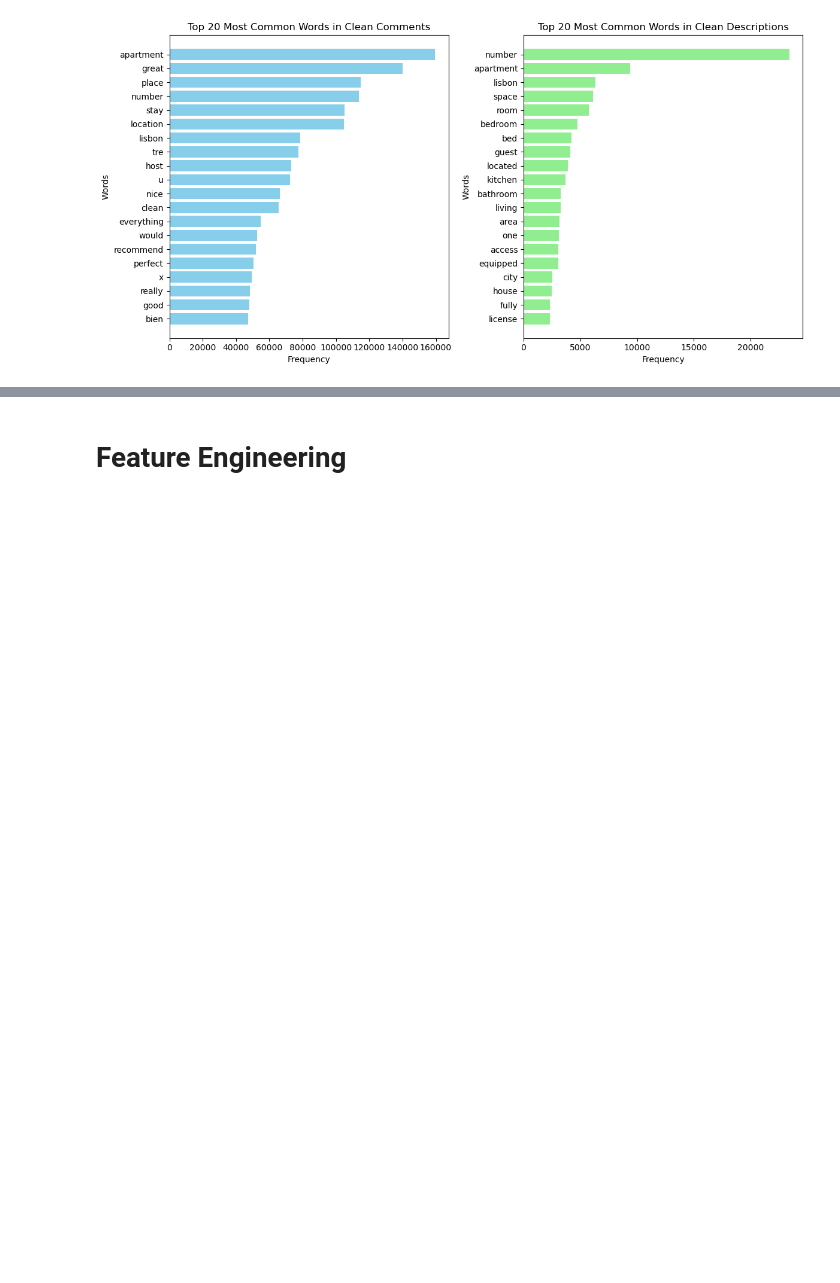
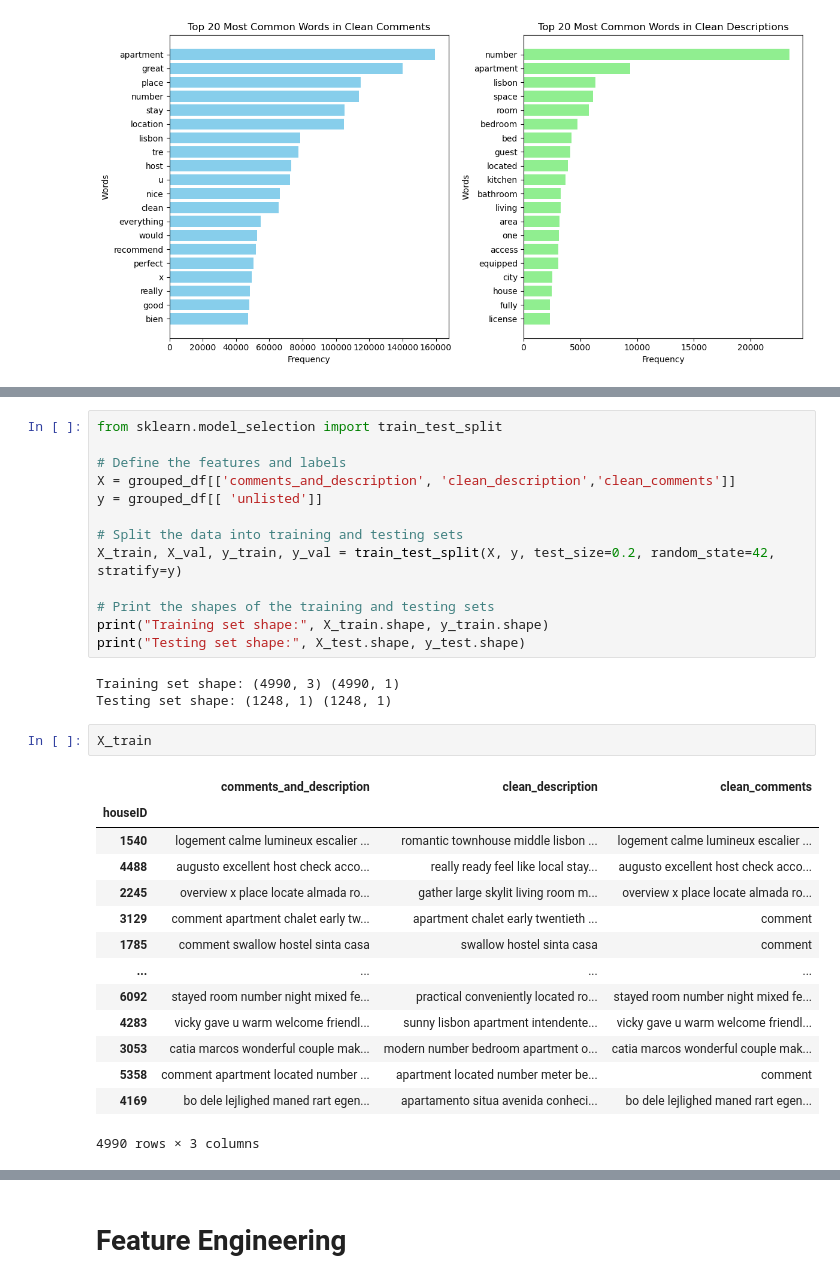
Before and after one commit to beatrizdsantosss/Text-mining-project-, a Jupyter notebook: NLP_45.ipynb, the cells around one changed output, grey strips where cells are left out. Saved outputs shown, nothing was run; the diff lists cells and outputs as text; blank space fills up the shorter version.

```diff
--- a/NLP_45.ipynb
+++ b/NLP_45.ipynb
@@ -2295,0 +2278,33 @@ Name: unlisted, dtype: float64
+# %%
+from sklearn.model_selection import train_test_split
+
+# Define the features and labels
+X = grouped_df[['comments_and_description', 'clean_description','clean_comments']]
+y = grouped_df[[ 'unlisted']]
+
+# Split the data into training and testing sets
+X_train, X_val, y_train, y_val = train_test_split(X, y, test_size=0.2, random_state=42, stratify=y)
+
+# Print the shapes of the training and testing sets
+print("Training set shape:", X_train.shape, y_train.shape)
+print("Testing set shape:", X_test.shape, y_test.shape)
+# %% [output]
+Training set shape: (4990, 3) (4990, 1)
+Testing set shape: (1248, 1) (1248, 1)
+# %%
+X_train
+# %% [output]
+|  | comments_and_description | clean_description | clean_comments |
+| houseID |  |  |  |
+| 1540 | logement calme lumineux escalier ... | romantic townhouse middle lisbon ... | logement calme lumineux escalier ... |
+| 4488 | augusto excellent host check acco... | really ready feel like local stay... | augusto excellent host check acco... |
+| 2245 | overview x place locate almada ro... | gather large skylit living room m... | overview x place locate almada ro... |
+| 3129 | comment apartment chalet early tw... | apartment chalet early twentieth ... | comment |
+| 1785 | comment swallow hostel sinta casa | swallow hostel sinta casa | comment |
+| ... | ... | ... | ... |
+| 6092 | stayed room number night mixed fe... | practical conveniently located ro... | stayed room number night mixed fe... |
+| 4283 | vicky gave u warm welcome friendl... | sunny lisbon apartment intendente... | vicky gave u warm welcome friendl... |
+| 3053 | catia marcos wonderful couple mak... | modern number bedroom apartment o... | catia marcos wonderful couple mak... |
+| 5358 | comment apartment located number ... | apartment located number meter be... | comment |
+| 4169 | bo dele lejlighed maned rart egen... | apartamento situa avenida conheci... | bo dele lejlighed maned rart egen... |
+4990 rows × 3 columns
```
Also changed, not shown: parts of 50 cells of this notebook.
